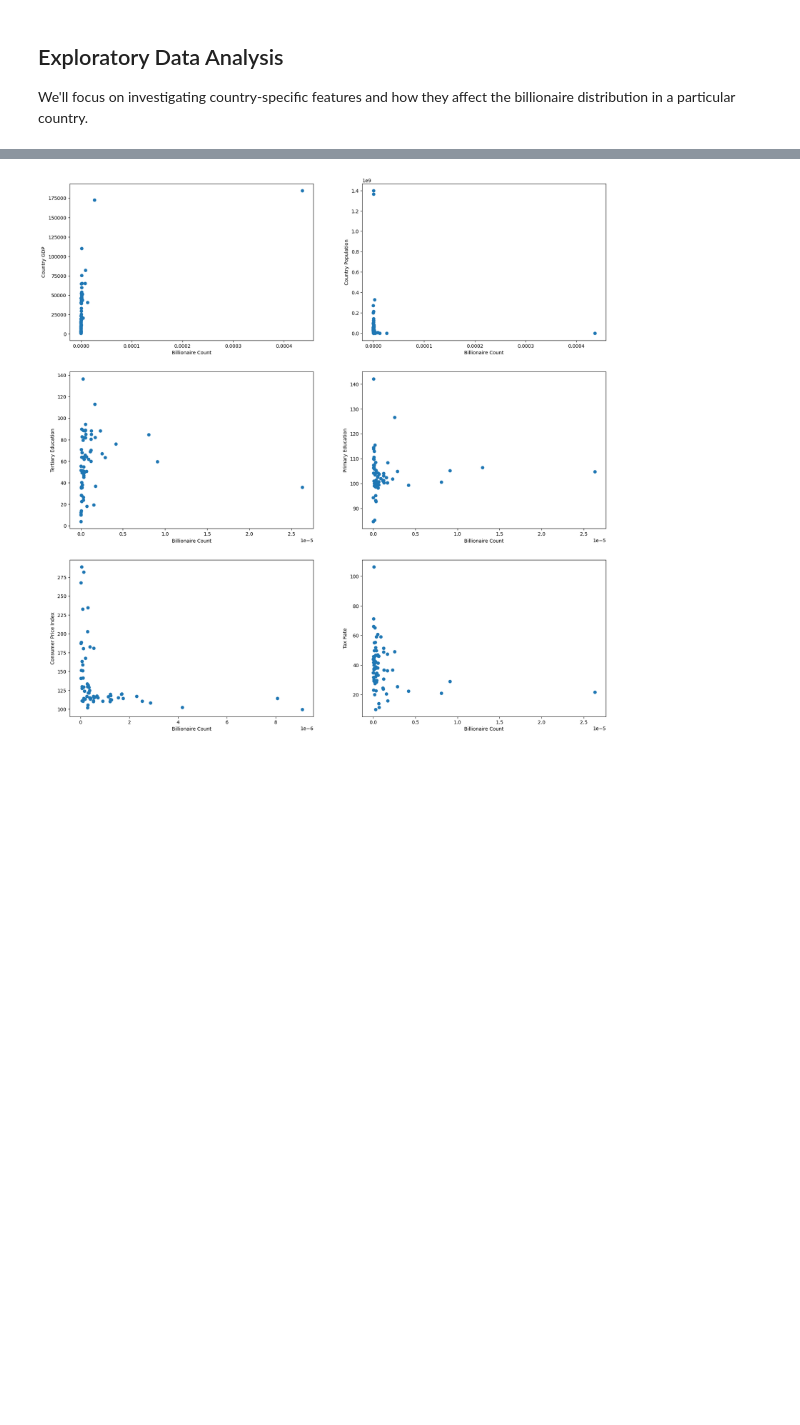
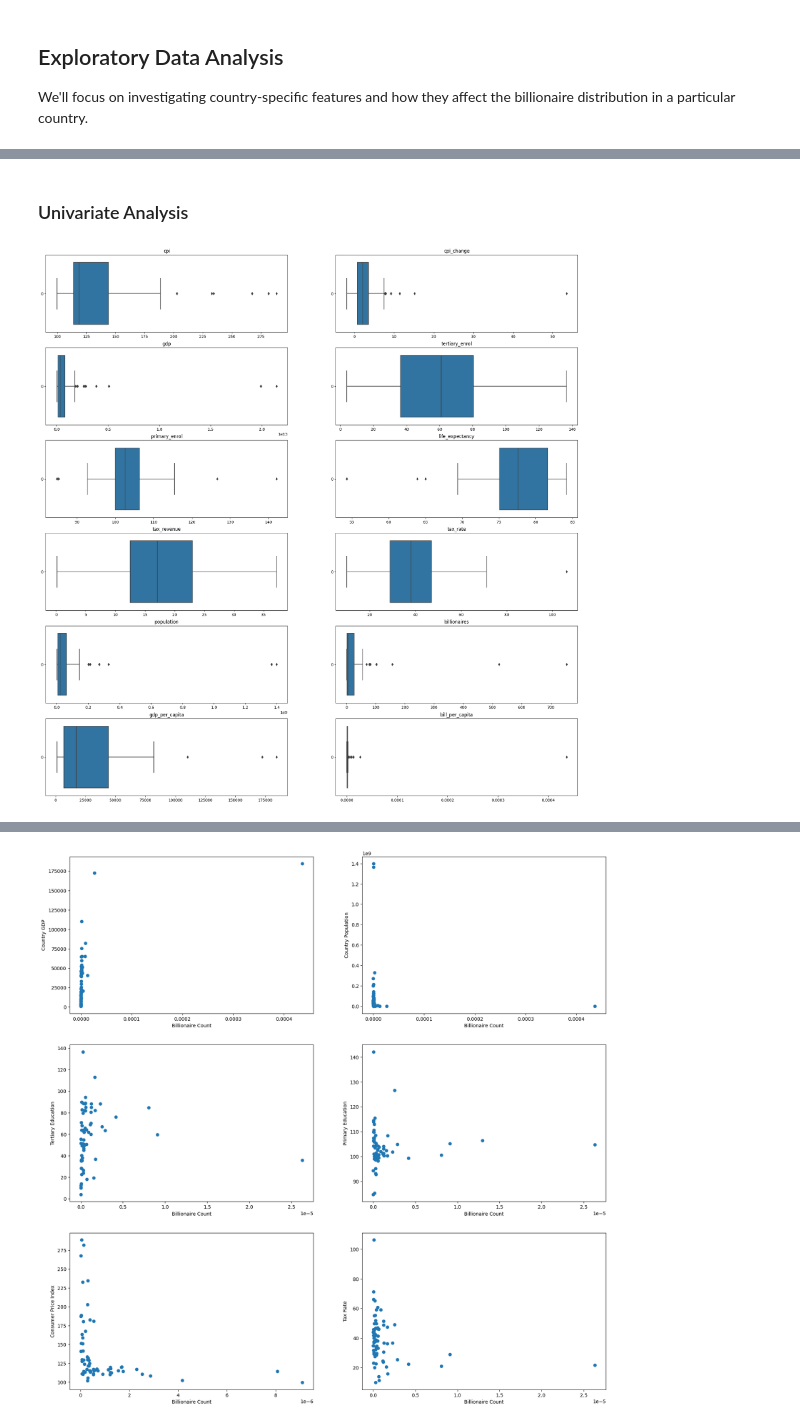
Before and after one commit to cyrilmichino/billionaire-statistical-analysis, a Jupyter notebook: notebook.ipynb, the cells around one changed output, grey strips where cells are left out. Drawn from its saved outputs; the diff is of its cells as text; code cells hidden in the pictures; blank space fills up the shorter version.

```diff
--- a/notebook.ipynb
+++ b/notebook.ipynb
@@ -348,0 +355,12 @@ plt.show()
+# %% [markdown]
+### Univariate Analysis
+# %%
+data = country_df.drop(columns=['country','latitude','longitude'])
+
+plt.figure(figsize=(25,30))
+for i in range(len(data.columns)):
+    plt.subplot(len(data.columns)//2+1,2,i+1)
+    sns.boxplot(data[data.columns[i]],orient='h')
+    plt.title(data.columns[i])
+# %% [output]
+[figure, added]
```
Also changed, not shown: parts of 10 cells of this notebook.
